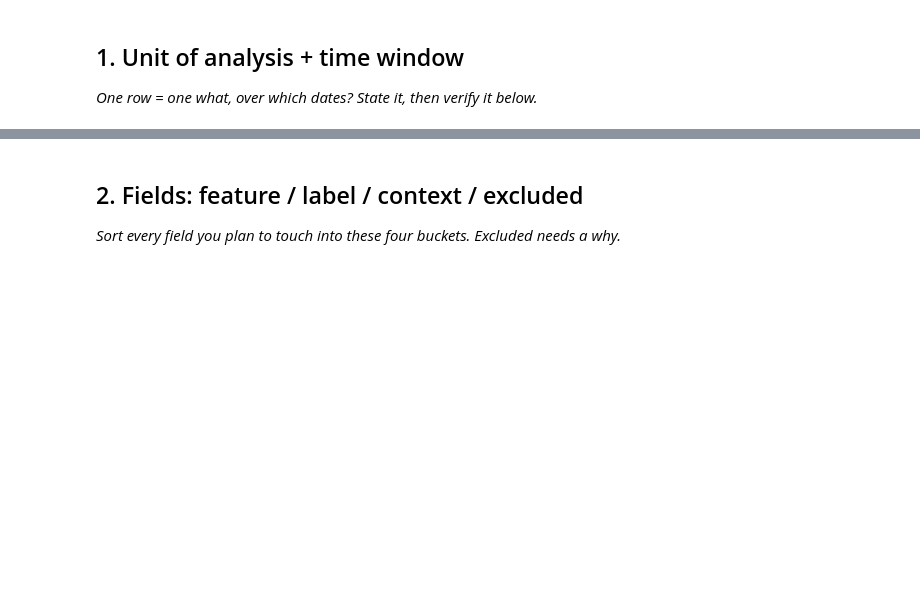
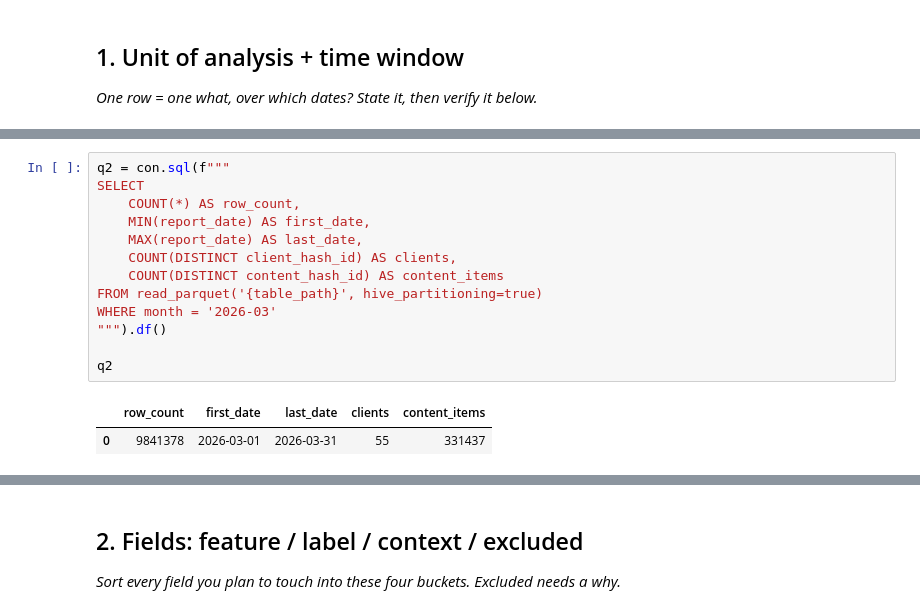
Before and after one commit to dineshsinghdhami/flyrank-ml-internship-starter, a Jupyter notebook: work/notebooks/w03_data_contract.ipynb, the cells around one changed output, grey strips where cells are left out. Cells and saved outputs as stored; diff of their text form; blank space fills up the shorter version.

```diff
--- a/work/notebooks/w03_data_contract.ipynb
+++ b/work/notebooks/w03_data_contract.ipynb
@@ -15,0 +79,16 @@ This skeleton is yours to fill. Work the sections **in order** — each one has
+# %%
+q2 = con.sql(f"""
+SELECT
+    COUNT(*) AS row_count,
+    MIN(report_date) AS first_date,
+    MAX(report_date) AS last_date,
+    COUNT(DISTINCT client_hash_id) AS clients,
+    COUNT(DISTINCT content_hash_id) AS content_items
+FROM read_parquet('{table_path}', hive_partitioning=true)
+WHERE month = '2026-03'
+""").df()
+
+q2
+# %% [output]
+|  | row_count | first_date | last_date | clients | content_items |
+| 0 | 9841378 | 2026-03-01 | 2026-03-31 | 55 | 331437 |
```
Also changed, not shown: parts of 20 cells of this notebook.
